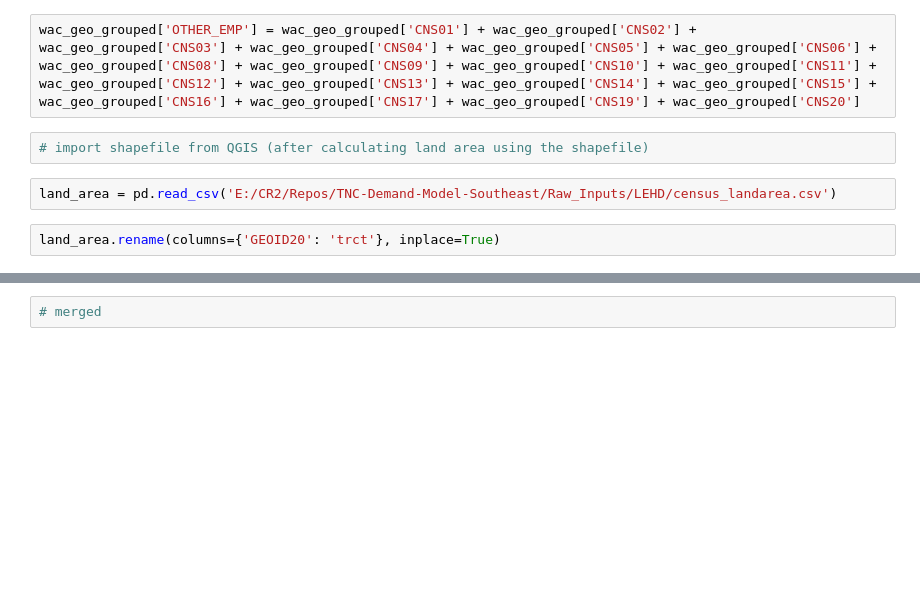
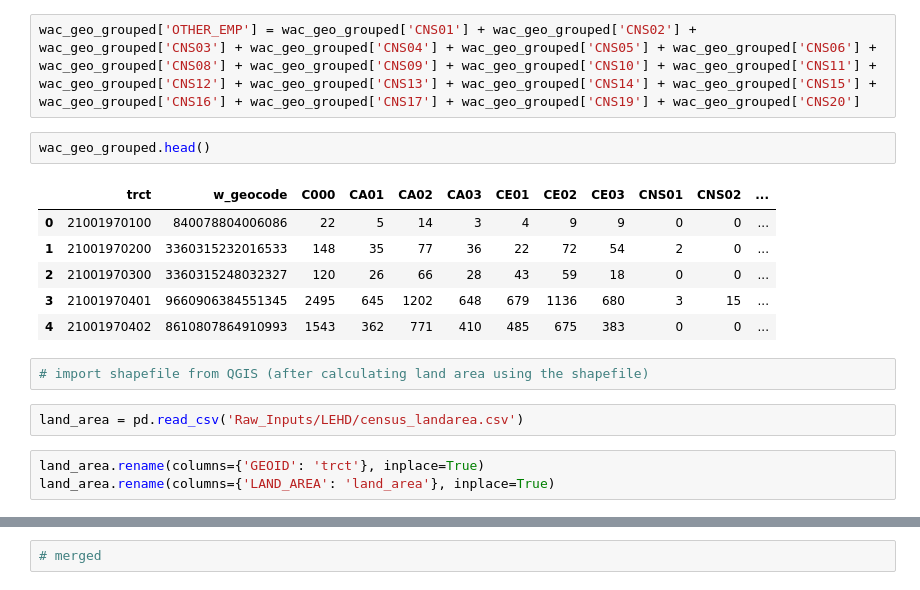
Before and after one commit to uky-transport-data-science/TNC-Demand-Model-Southeast, a Jupyter notebook: Process_Data/02 - Process Employment.ipynb, the cells around one changed output, grey strips where cells are left out. Drawn from its saved outputs; the diff is of its cells as text; blank space fills up the shorter version.

```diff
--- a/Process_Data/02 - Process Employment.ipynb
+++ b/Process_Data/02 - Process Employment.ipynb
@@ -24,12 +34,22 @@ wac_geo_grouped['FOOD_EMP'] = wac_geo_grouped['CNS18']
 wac_geo_grouped['RETAIL_EMP'] = wac_geo_grouped['CNS07']
 # %%
 wac_geo_grouped['OTHER_EMP'] = wac_geo_grouped['CNS01'] + wac_geo_grouped['CNS02'] + wac_geo_grouped['CNS03'] + wac_geo_grouped['CNS04'] + wac_geo_grouped['CNS05'] + wac_geo_grouped['CNS06'] + wac_geo_grouped['CNS08'] + wac_geo_grouped['CNS09'] + wac_geo_grouped['CNS10'] + wac_geo_grouped['CNS11'] + wac_geo_grouped['CNS12'] + wac_geo_grouped['CNS13'] + wac_geo_grouped['CNS14'] + wac_geo_grouped['CNS15'] + wac_geo_grouped['CNS16'] + wac_geo_grouped['CNS17'] + wac_geo_grouped['CNS19'] + wac_geo_grouped['CNS20']
+# %%
+wac_geo_grouped.head()
+# %% [output]
+|  | trct | w_geocode | C000 | CA01 | CA02 | CA03 | CE01 | CE02 | CE03 | CNS01 | CNS02 | ... |
+| 0 | 21001970100 | 840078804006086 | 22 | 5 | 14 | 3 | 4 | 9 | 9 | 0 | 0 | ... |
+| 1 | 21001970200 | 3360315232016533 | 148 | 35 | 77 | 36 | 22 | 72 | 54 | 2 | 0 | ... |
+| 2 | 21001970300 | 3360315248032327 | 120 | 26 | 66 | 28 | 43 | 59 | 18 | 0 | 0 | ... |
+| 3 | 21001970401 | 9660906384551345 | 2495 | 645 | 1202 | 648 | 679 | 1136 | 680 | 3 | 15 | ... |
+| 4 | 21001970402 | 8610807864910993 | 1543 | 362 | 771 | 410 | 485 | 675 | 383 | 0 | 0 | ... |
 # %%
 # import shapefile from QGIS (after calculating land area using the shapefile)
 # %%
-land_area = pd.read_csv('E:/CR2/Repos/TNC-Demand-Model-Southeast/Raw_Inputs/LEHD/census_landarea.csv')
+land_area = pd.read_csv('Raw_Inputs/LEHD/census_landarea.csv')
 # %%
-land_area.rename(columns={'GEOID20': 'trct'}, inplace=True)
+land_area.rename(columns={'GEOID': 'trct'}, inplace=True)
+land_area.rename(columns={'LAND_AREA': 'land_area'}, inplace=True)
 # %%
 land_area.tail()
 # %% [output]
```
Also changed, not shown: parts of 10 cells of this notebook, 2 other files.
